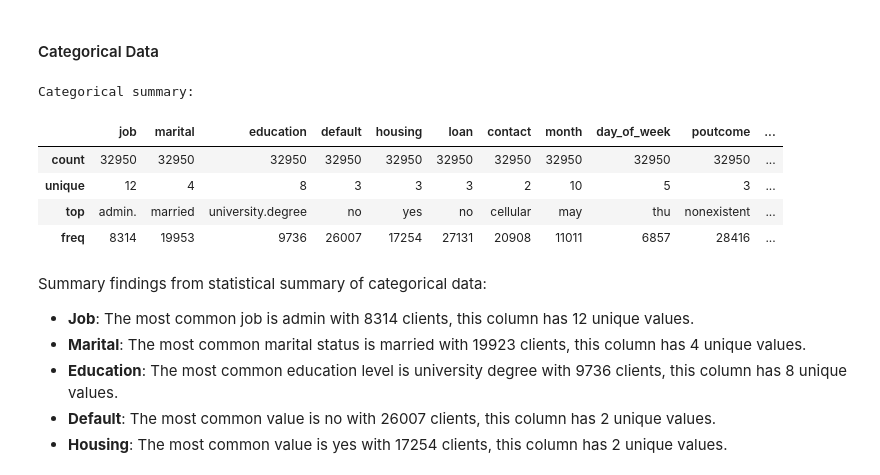
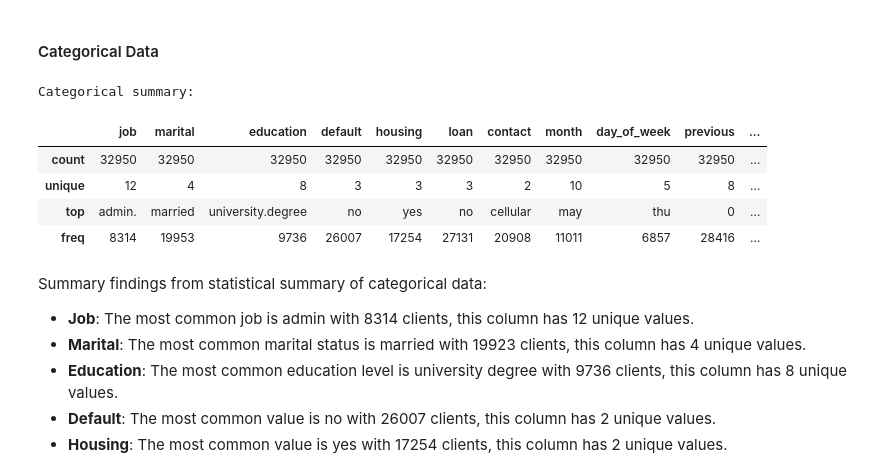
Before and after one commit to azaryasph/idx-partners-challenge, a Jupyter notebook: challenge_w3_pyml/notebooks/challenge_week3.ipynb, the cells around one changed output. Saved outputs shown, nothing was run; the diff lists cells and outputs as text; code cells hidden in the pictures.

```diff
--- a/challenge_w3_pyml/notebooks/challenge_week3.ipynb
+++ b/challenge_w3_pyml/notebooks/challenge_week3.ipynb
@@ -102,16 +102,16 @@ Summary findings from statistical summary of numerical data:
 # %% [markdown]
 #### Categorical Data
 # %%
-df['prevoius'] = df['previous'].astype('object')
+df['previous'] = df['previous'].astype('object')
 categoric = df.select_dtypes(include='object')
 print('Categorical summary:')
 display(categoric.describe())
 # %% [output]
 Categorical summary:
-|  | job | marital | education | default | housing | loan | contact | month | day_of_week | poutcome | ... |
+|  | job | marital | education | default | housing | loan | contact | month | day_of_week | previous | ... |
 | count | 32950 | 32950 | 32950 | 32950 | 32950 | 32950 | 32950 | 32950 | 32950 | 32950 | ... |
-| unique | 12 | 4 | 8 | 3 | 3 | 3 | 2 | 10 | 5 | 3 | ... |
-| top | admin. | married | university.degree | no | yes | no | cellular | may | thu | nonexistent | ... |
+| unique | 12 | 4 | 8 | 3 | 3 | 3 | 2 | 10 | 5 | 8 | ... |
+| top | admin. | married | university.degree | no | yes | no | cellular | may | thu | 0 | ... |
 | freq | 8314 | 19953 | 9736 | 26007 | 17254 | 27131 | 20908 | 11011 | 6857 | 28416 | ... |
 # %% [markdown]
 Summary findings from statistical summary of categorical data:
```
Also changed, not shown: parts of 11 cells of this notebook.
